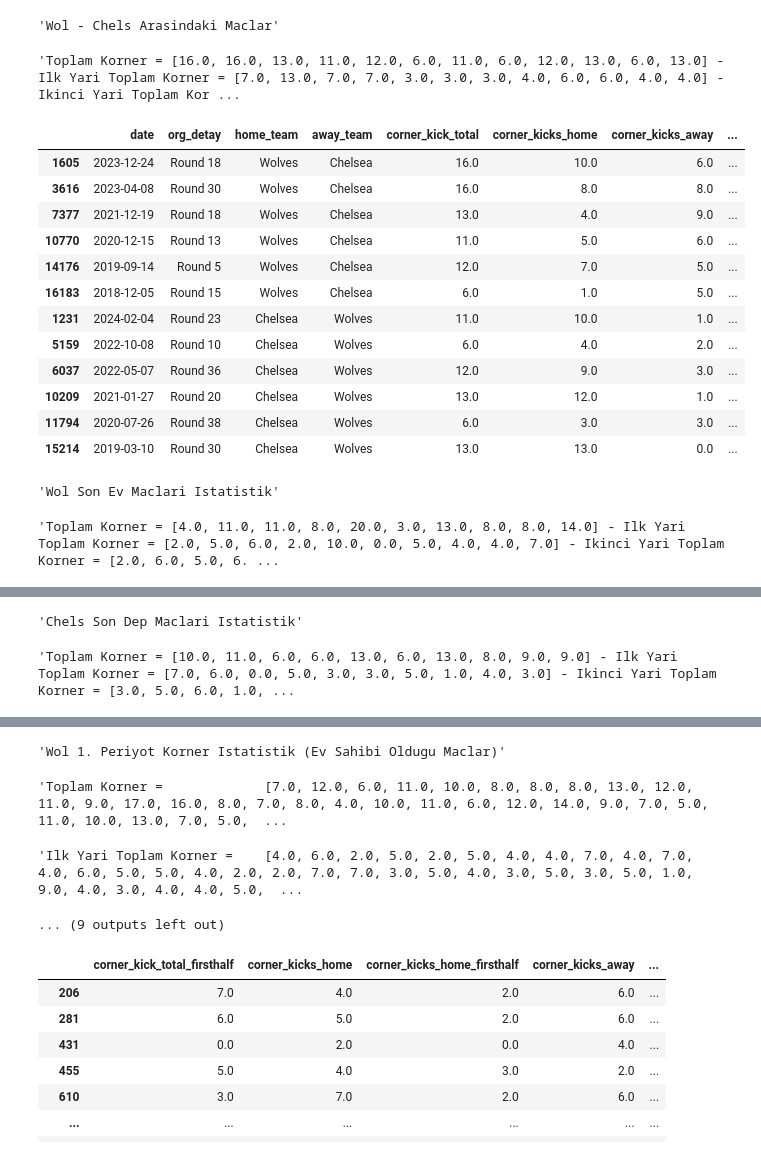
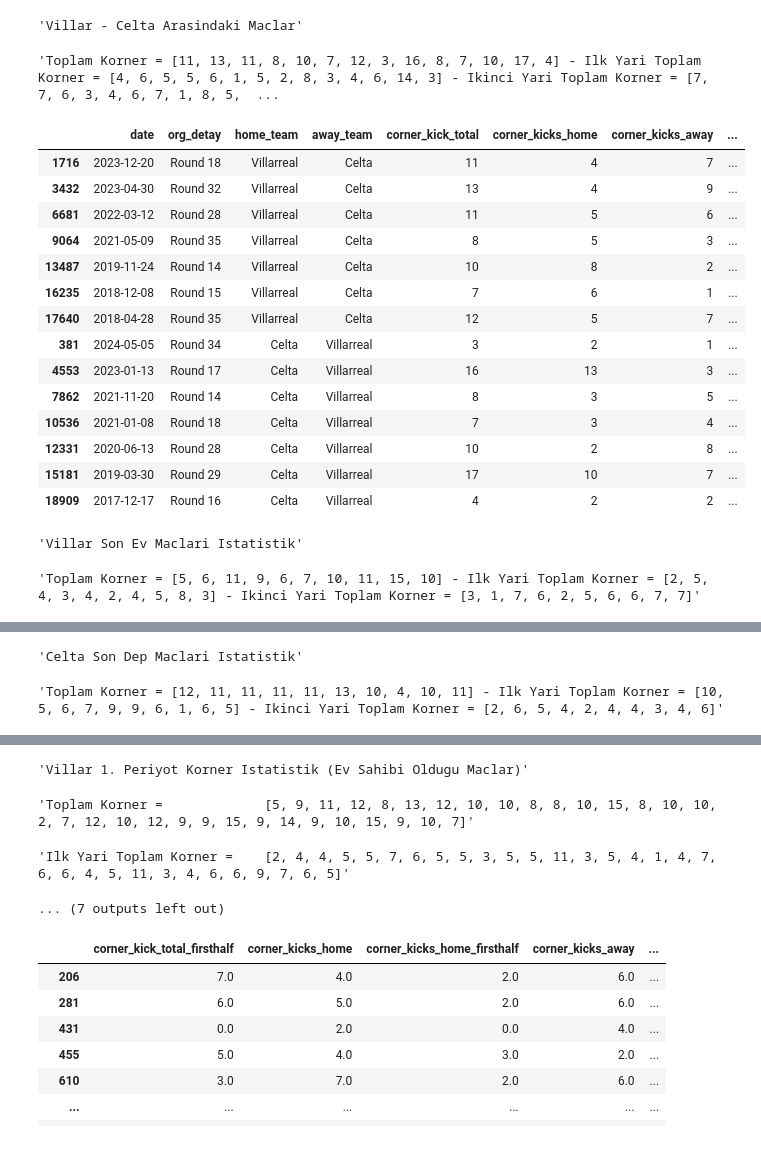
Before and after one commit to jesustr/sofa_calisma, a Jupyter notebook: sofa_functions.ipynb, the cells around one changed output, grey strips where cells are left out. Drawn from its saved outputs; the diff is of its cells as text; code cells hidden in the pictures.

```diff
--- a/sofa_functions.ipynb
+++ b/sofa_functions.ipynb
@@ -5,7 +5,7 @@ import seaborn as sns
 pd.set_option('display.max_colwidth', None)
 pd.set_option('display.max_columns', None)
 pd.set_option('display.width', None)
-df = pd.read_csv('/Users/icy/Desktop/sofa/sofa_all_works/csvler/last_df.csv', parse_dates=['date'])
+df = pd.read_csv('/Users/icy/sofascore/sofa_calisma/csvler/last_df.csv', parse_dates=['date'])
 import numpy as np
 # %%
 import pandas as pd
@@ -18,7 +18,7 @@ pd.set_option('display.max_columns', None)
 pd.set_option('display.width', None)
 
 def corner(home,away,hafta= 5,period= None):
-    df_all = pd.read_csv('/Users/icy/Desktop/sofa/sofa_all_works/csvler/last_df.csv', parse_dates=['date'])
+    df_all = pd.read_csv('/Users/icy/sofascore/sofa_calisma/csvler/last_df.csv', parse_dates=['date'])
     df = df_all[['date','org_detay','home_team','away_team','corner_kick_total','corner_kicks_home','corner_kicks_away','corner_kick_total_firsthalf','corner_kicks_home_firsthalf',
     'corner_kicks_away_firsthalf','corner_kick_total_secondhalf','corner_kicks_home_secondhalf','corner_kicks_away_secondhalf','home_goal','away_goal','result','home_iy_goal','away_iy_goal','iy_result','referee','season','ulke','season_round','season_period']]
     season = 7
@@ -37,12 +37,12 @@ def corner(home,away,hafta= 5,period= None):
     away_toplam_corner = list(df_away_team_corner['corner_kicks_home'] + df_away_team_corner['corner_kicks_away'])
     away_toplam_iy_corner = list(df_away_team_corner['corner_kicks_home_firsthalf'] + df_away_team_corner['corner_kicks_away_firsthalf'])
     away_toplam_ikinci_corner = list((df_away_team_corner['corner_kicks_home'] + df_away_team_corner['corner_kicks_away']) - (df_away_team_corner['corner_kicks_home_firsthalf'] + df_away_team_corner['corner_kicks_away_firsthalf']))
-    if not df_1.empty:
-        ulke = df_1.ulke.iloc[0]
-        df_hakem_corner_ort = df[(df.ulke == ulke) & (df.season > season - 1)].groupby('referee')[['corner_kick_total','corner_kicks_home','corner_kicks_away','corner_kick_total_firsthalf','corner_kicks_home_firsthalf','corner_kicks_away_firsthalf']].mean().to_html()
-        df_hakem_corner_ort = f'<div style="max-height: 300px; overflow-y: auto;">{df_hakem_corner_ort}</div>'
-    else:
-        df_hakem_corner_ort = pd.DataFrame()
+    # if not df_1.empty:
+    #     ulke = df_1.ulke.iloc[0]
+    #     df_hakem_corner_ort = df[(df.ulke == ulke) & (df.season > season - 1)].groupby('referee')[['corner_kick_total','corner_kicks_home','corner_kicks_away','corner_kick_total_firsthalf','corner_kicks_home_firsthalf','corner_kicks_away_firsthalf']].mean().to_html()
+    #     df_hakem_corner_ort = f'<div style="max-height: 300px; overflow-y: auto;">{df_hakem_corner_ort}</div>'
+    # else:
+    #     df_hakem_corner_ort = pd.DataFrame()
 
 
     display(f'{home} - {away} Arasindaki Maclar')
@@ -77,26 +77,26 @@ def corner(home,away,hafta= 5,period= None):
         display(f'Ilk Yari Toplam Korner =    {away_toplam_iy_corner_period}')
         display(f'Ikinci Yari Toplam Korner = {away_toplam_ikinci_corner_period}')
         display(HTML(df_away_period_corner_html))
-    display('Lig Hakemlerinin Son Yil Ortalamasi')
-    display(HTML(df_hakem_corner_ort))
 # %%
-corner(home='Wol',away= 'Chels', hafta= 10, period= 1)
+corner(home='Villar',away= 'Celta', hafta= 10, period= 1)
 # %% [output]
-'Wol - Chels Arasindaki Maclar'
+'Villar - Celta Arasindaki Maclar'
-'Toplam Korner = [16.0, 16.0, 13.0, 11.0, 12.0, 6.0, 11.0, 6.0, 12.0, 13.0, 6.0, 13.0] - Ilk Yari Toplam Korner = [7.0, 13.0, 7.0, 7.0, 3.0, 3.0, 3.0, 4.0, 6.0, 6.0, 4.0, 4.0] - Ikinci Yari Toplam Kor ...
+'Toplam Korner = [11, 13, 11, 8, 10, 7, 12, 3, 16, 8, 7, 10, 17, 4] - Ilk Yari Toplam Korner = [4, 6, 5, 5, 6, 1, 5, 2, 8, 3, 4, 6, 14, 3] - Ikinci Yari Toplam Korner = [7, 7, 6, 3, 4, 6, 7, 1, 8, 5,  ...
 |  | date | org_detay | home_team | away_team | corner_kick_total | corner_kicks_home | corner_kicks_away | ... |
-| 1605 | 2023-12-24 | Round 18 | Wolves | Chelsea | 16.0 | 10.0 | 6.0 | ... |
-| 3616 | 2023-04-08 | Round 30 | Wolves | Chelsea | 16.0 | 8.0 | 8.0 | ... |
-| 7377 | 2021-12-19 | Round 18 | Wolves | Chelsea | 13.0 | 4.0 | 9.0 | ... |
-| 10770 | 2020-12-15 | Round 13 | Wolves | Chelsea | 11.0 | 5.0 | 6.0 | ... |
-| 14176 | 2019-09-14 | Round 5 | Wolves | Chelsea | 12.0 | 7.0 | 5.0 | ... |
-| 16183 | 2018-12-05 | Round 15 | Wolves | Chelsea | 6.0 | 1.0 | 5.0 | ... |
-| 1231 | 2024-02-04 | Round 23 | Chelsea | Wolves | 11.0 | 10.0 | 1.0 | ... |
-| 5159 | 2022-10-08 | Round 10 | Chelsea | Wolves | 6.0 | 4.0 | 2.0 | ... |
-| 6037 | 2022-05-07 | Round 36 | Chelsea | Wolves | 12.0 | 9.0 | 3.0 | ... |
-| 10209 | 2021-01-27 | Round 20 | Chelsea | Wolves | 13.0 | 12.0 | 1.0 | ... |
-| 11794 | 2020-07-26 | Round 38 | Chelsea | Wolves | 6.0 | 3.0 | 3.0 | ... |
-| 15214 | 2019-03-10 | Round 30 | Chelsea | Wolves | 13.0 | 13.0 | 0.0 | ... |
+| 1716 | 2023-12-20 | Round 18 | Villarreal | Celta | 11 | 4 | 7 | ... |
+| 3432 | 2023-04-30 | Round 32 | Villarreal | Celta | 13 | 4 | 9 | ... |
+| 6681 | 2022-03-12 | Round 28 | Villarreal | Celta | 11 | 5 | 6 | ... |
+| 9064 | 2021-05-09 | Round 35 | Villarreal | Celta | 8 | 5 | 3 | ... |
+| 13487 | 2019-11-24 | Round 14 | Villarreal | Celta | 10 | 8 | 2 | ... |
+| 16235 | 2018-12-08 | Round 15 | Villarreal | Celta | 7 | 6 | 1 | ... |
+| 17640 | 2018-04-28 | Round 35 | Villarreal | Celta | 12 | 5 | 7 | ... |
+| 381 | 2024-05-05 | Round 34 | Celta | Villarreal | 3 | 2 | 1 | ... |
+| 4553 | 2023-01-13 | Round 17 | Celta | Villarreal | 16 | 13 | 3 | ... |
+| 7862 | 2021-11-20 | Round 14 | Celta | Villarreal | 8 | 3 | 5 | ... |
+| 10536 | 2021-01-08 | Round 18 | Celta | Villarreal | 7 | 3 | 4 | ... |
+| 12331 | 2020-06-13 | Round 28 | Celta | Villarreal | 10 | 2 | 8 | ... |
+| 15181 | 2019-03-30 | Round 29 | Celta | Villarreal | 17 | 10 | 7 | ... |
+| 18909 | 2017-12-17 | Round 16 | Celta | Villarreal | 4 | 2 | 2 | ... |
-'Wol Son Ev Maclari Istatistik'
+'Villar Son Ev Maclari Istatistik'
-'Toplam Korner = [4.0, 11.0, 11.0, 8.0, 20.0, 3.0, 13.0, 8.0, 8.0, 14.0] - Ilk Yari Toplam Korner = [2.0, 5.0, 6.0, 2.0, 10.0, 0.0, 5.0, 4.0, 4.0, 7.0] - Ikinci Yari Toplam Korner = [2.0, 6.0, 5.0, 6. ...
+'Toplam Korner = [5, 6, 11, 9, 6, 7, 10, 11, 15, 10] - Ilk Yari Toplam Korner = [2, 5, 4, 3, 4, 2, 4, 5, 8, 3] - Ikinci Yari Toplam Korner = [3, 1, 7, 6, 2, 5, 6, 6, 7, 7]'
 |  | date | org_detay | home_team | away_team | corner_kick_total | corner_kicks_home | corner_kicks_away | ... |
@@ -113,3 +113,3 @@ corner(home='Wol',away= 'Chels', hafta= 10, period= 1)
-'Chels Son Dep Maclari Istatistik'
+'Celta Son Dep Maclari Istatistik'
-'Toplam Korner = [10.0, 11.0, 6.0, 6.0, 13.0, 6.0, 13.0, 8.0, 9.0, 9.0] - Ilk Yari Toplam Korner = [7.0, 6.0, 0.0, 5.0, 3.0, 3.0, 5.0, 1.0, 4.0, 3.0] - Ikinci Yari Toplam Korner = [3.0, 5.0, 6.0, 1.0, ...
+'Toplam Korner = [12, 11, 11, 11, 11, 13, 10, 4, 10, 11] - Ilk Yari Toplam Korner = [10, 5, 6, 7, 9, 9, 6, 1, 6, 5] - Ikinci Yari Toplam Korner = [2, 6, 5, 4, 2, 4, 4, 3, 4, 6]'
 |  | date | org_detay | home_team | away_team | corner_kick_total | corner_kicks_home | corner_kicks_away | ... |
@@ -126,7 +126,7 @@ corner(home='Wol',away= 'Chels', hafta= 10, period= 1)
-'Wol 1. Periyot Korner Istatistik (Ev Sahibi Oldugu Maclar)'
+'Villar 1. Periyot Korner Istatistik (Ev Sahibi Oldugu Maclar)'
-'Toplam Korner =             [7.0, 12.0, 6.0, 11.0, 10.0, 8.0, 8.0, 8.0, 13.0, 12.0, 11.0, 9.0, 17.0, 16.0, 8.0, 7.0, 8.0, 4.0, 10.0, 11.0, 6.0, 12.0, 14.0, 9.0, 7.0, 5.0, 11.0, 10.0, 13.0, 7.0, 5.0,  ...
+'Toplam Korner =             [5, 9, 11, 12, 8, 13, 12, 10, 10, 8, 8, 10, 15, 8, 10, 10, 2, 7, 12, 10, 12, 9, 9, 15, 9, 14, 9, 10, 15, 9, 10, 7]'
-'Ilk Yari Toplam Korner =    [4.0, 6.0, 2.0, 5.0, 2.0, 5.0, 4.0, 4.0, 7.0, 4.0, 7.0, 4.0, 6.0, 5.0, 5.0, 4.0, 2.0, 2.0, 7.0, 7.0, 3.0, 5.0, 4.0, 3.0, 5.0, 3.0, 5.0, 1.0, 9.0, 4.0, 3.0, 4.0, 4.0, 5.0,  ...
+'Ilk Yari Toplam Korner =    [2, 4, 4, 5, 5, 7, 6, 5, 5, 3, 5, 5, 11, 3, 5, 4, 1, 4, 7, 6, 6, 4, 5, 11, 3, 4, 6, 6, 9, 7, 6, 5]'
-... (9 outputs left out)
+... (7 outputs left out)
 # %%
 df[df.away_team == 'Chelsea'][['corner_kick_total_firsthalf','corner_kicks_home','corner_kicks_home_firsthalf','corner_kicks_away','corner_kicks_away_firsthalf']]
 # %% [output]
```
Also changed, not shown: parts of 6 cells of this notebook, 1 other file.
